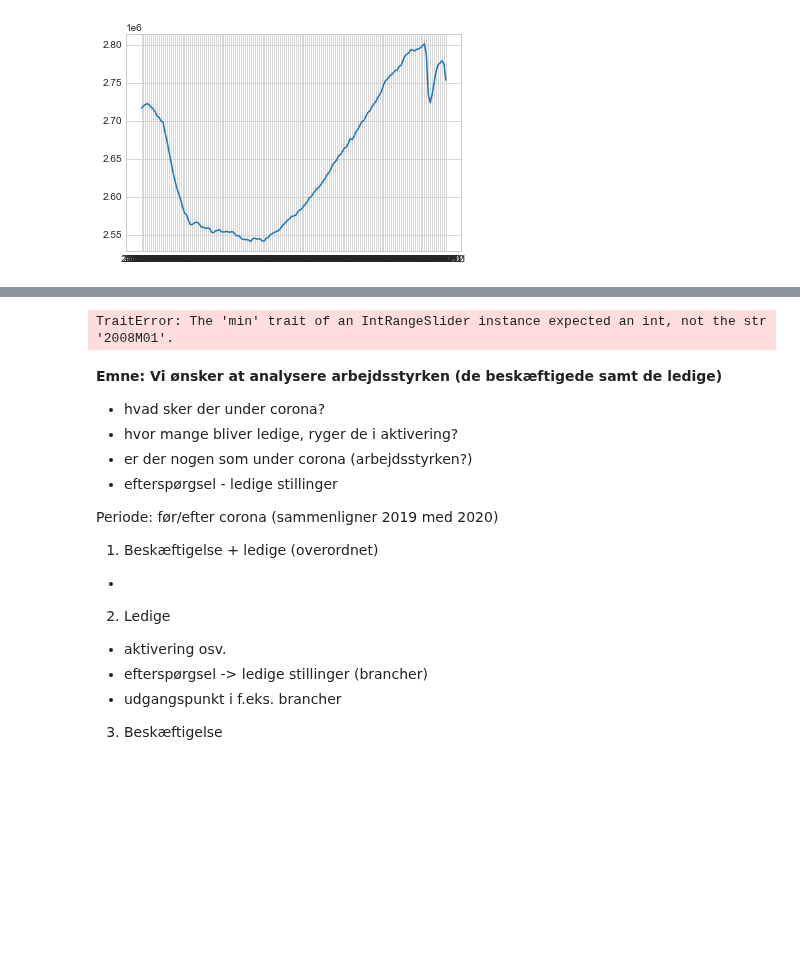
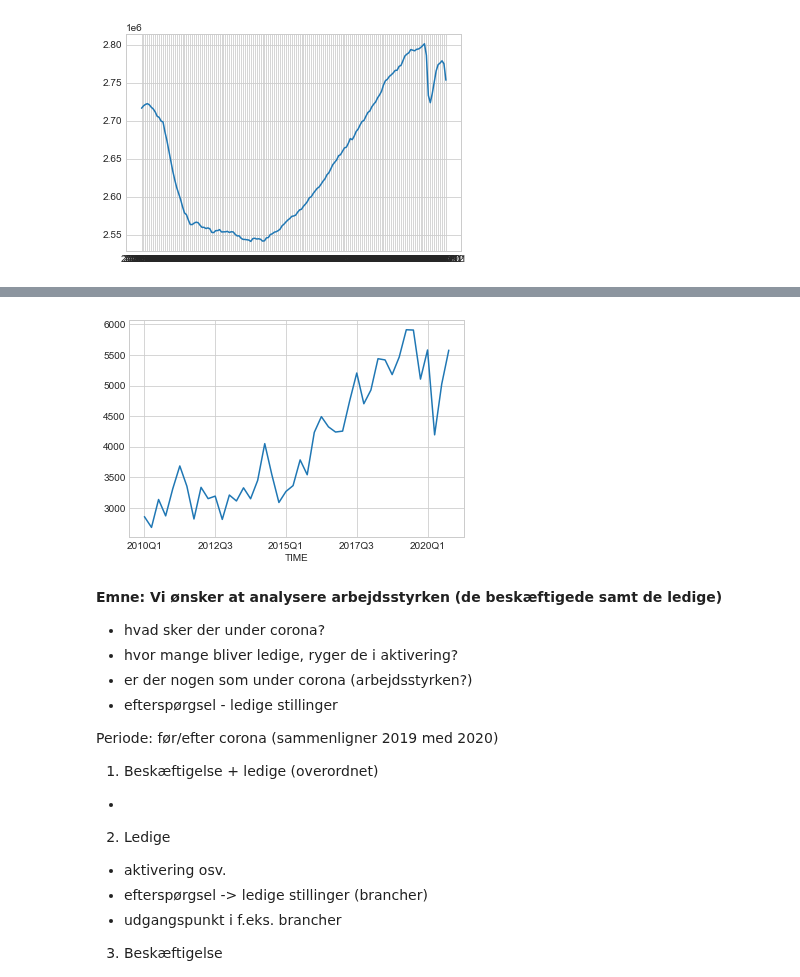
Before and after one commit to ceciliechrstnsn/projects-2021-luna-hjerteknuser, a Jupyter notebook: dataproject/dataproject.ipynb, the cells around one changed output, grey strips where cells are left out. Drawn from its saved outputs; the diff is of its cells as text; code cells hidden in the pictures; blank space fills up the shorter version.

```diff
--- a/dataproject/dataproject.ipynb
+++ b/dataproject/dataproject.ipynb
@@ -206,0 +211,5 @@ lsk01.head()
+# %%
+#vac = pd.DataFrame(lsk01)
+lsk01.rename(columns = {'INDHOLD': 'jobvacancies', 'TID': 'TIME', 'BRANCHE': 'branche'}, inplace = True)
+lsk01 = lsk01.drop(['ENHED', 'STØRRELSE'], axis=1)
+lsk01.head()
@@ -206,0 +223,3 @@ lsk01.head()
+# %%
+lsk01['branch'] = lsk01['branche'].str[:1]
+lsk01.head()
@@ -296,3 +329,18 @@ widgets.interact(plot_employ,
+# %%
+#interaktiv på ledige stillinger
+
+def plot_vac(lsk01, branch1):
+    I = lsk01['branch'] == branch1
+    ax = lsk01.loc[I,:].plot(x='TIME', y='jobvacancies', style='-', legend=False)
+
+widgets.interact(plot_vac,
+    lsk01 = widgets.fixed(lsk01),
+    branch1 = widgets.Dropdown(description='Branch',
+                                options=lsk01.branch.unique(),
+                                value='2')
+);
+# %% [output]
+[figure, added]
 # %%
 def _plot_timeseries(dataframe, variable, years):
 
@@ -332,7 +380,3 @@ def plot_timeseries(dataframe):
          continuous_update=False,
       )
 );
-# %%
-plot_timeseries(dstmerge)
-# %% [output]
-TraitError: The 'min' trait of an IntRangeSlider instance expected an int, not the str '2008M01'.
```
Also changed, not shown: parts of 7 cells of this notebook.
